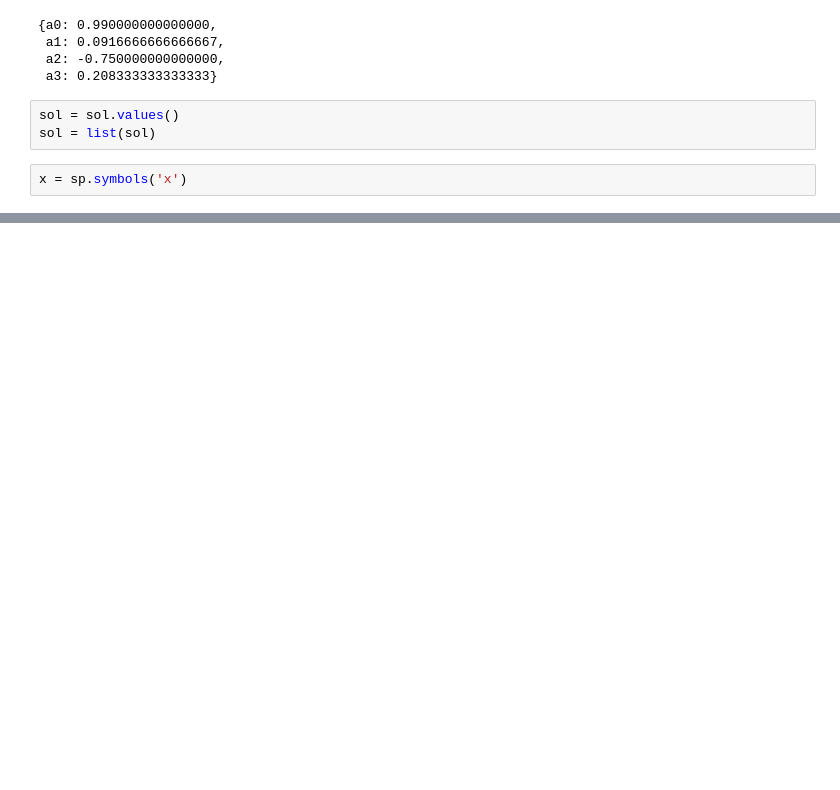
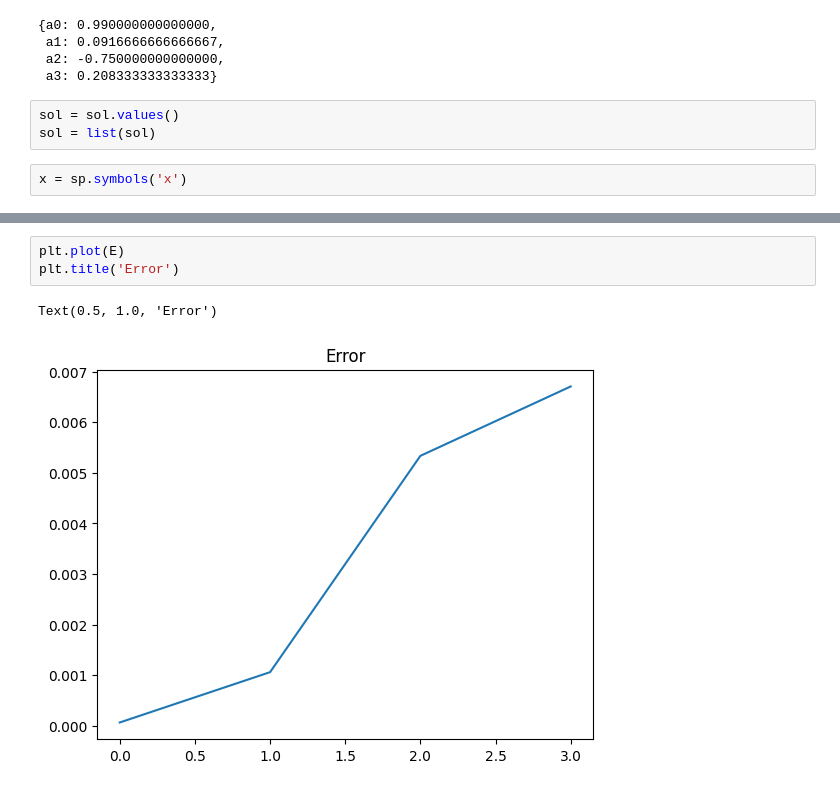
Before and after one commit to sinaapolo969/numericalAnalysis, a Jupyter notebook: numericalAnalysis.ipynb, the cells around one changed output, grey strips where cells are left out. Saved outputs shown, nothing was run; the diff lists cells and outputs as text; blank space fills up the shorter version.

```diff
--- a/numericalAnalysis.ipynb
+++ b/numericalAnalysis.ipynb
@@ -877,0 +889,6 @@ sp.plot(sol[0] + sol[1]* x + sol[2] * x**2 + sol[3] * x**3, xlim = (0, 1), ylim
+# %%
+plt.plot(E)
+plt.title('Error')
+# %% [output]
+Text(0.5, 1.0, 'Error')
+[figure, added]
```
Also changed, not shown: parts of 44 cells of this notebook.
